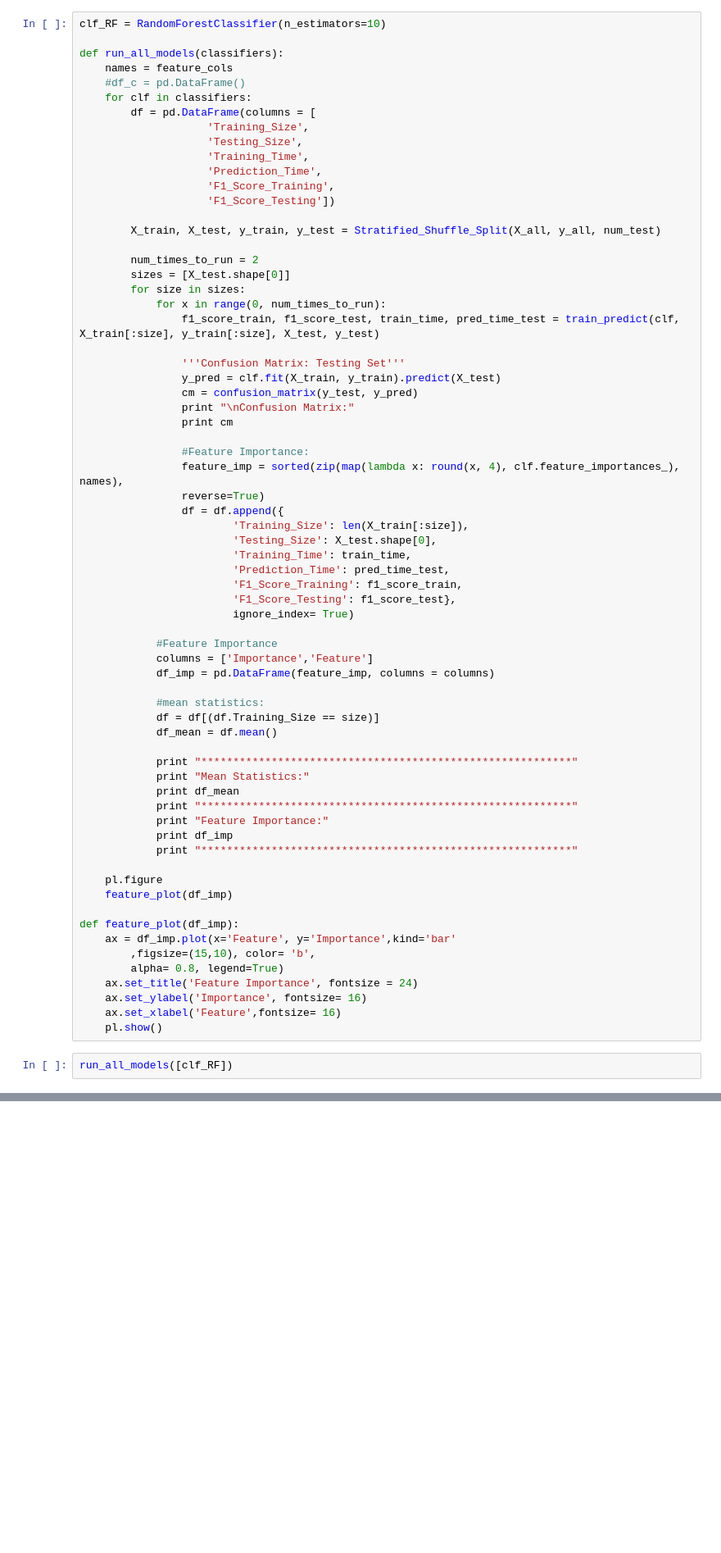
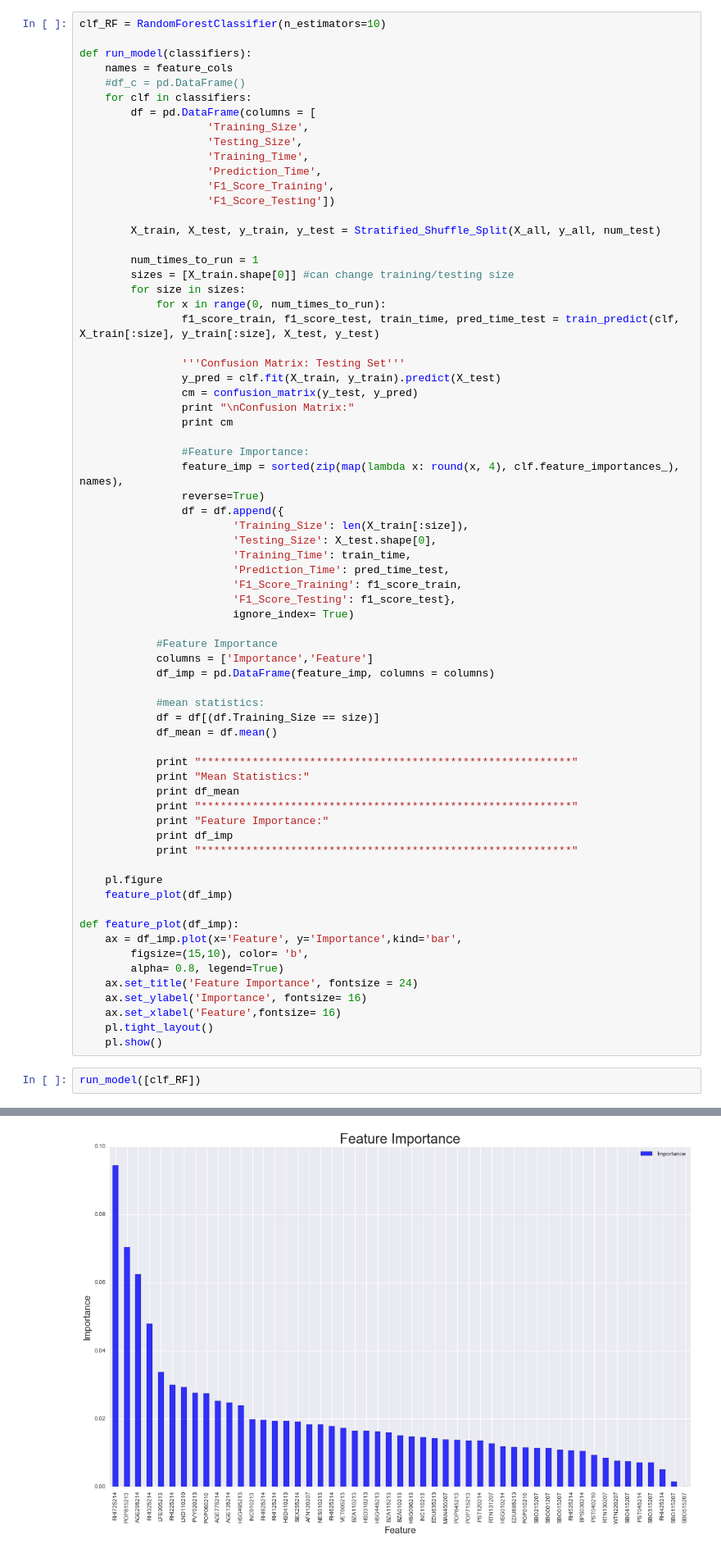
Before and after one commit to Tsmith5151/2016-US-Election---ML, a Jupyter notebook: analysis.ipynb, the cells around one changed output, grey strips where cells are left out. Shown at 82% size. Saved outputs shown, nothing was run; the diff lists cells and outputs as text; blank space fills up the shorter version.

```diff
--- a/analysis.ipynb
+++ b/analysis.ipynb
@@ -241,7 +418,7 @@ def train_predict(clf, X_train, y_train, X_test, y_test):
 # %%
 clf_RF = RandomForestClassifier(n_estimators=10)
 
-def run_all_models(classifiers):
+def run_model(classifiers):
     names = feature_cols
     #df_c = pd.DataFrame()
     for clf in classifiers:
@@ -255,8 +432,8 @@ def run_all_models(classifiers):
 
         X_train, X_test, y_train, y_test = Stratified_Shuffle_Split(X_all, y_all, num_test)
 
-        num_times_to_run = 2
-        sizes = [X_test.shape[0]]
+        num_times_to_run = 1
+        sizes = [X_train.shape[0]] #can change training/testing size
         for size in sizes:
             for x in range(0, num_times_to_run):
                 f1_score_train, f1_score_test, train_time, pred_time_test = train_predict(clf, X_train[:size], y_train[:size], X_test, y_test)
@@ -299,12 +476,14 @@ def run_all_models(classifiers):
     feature_plot(df_imp)
 
 def feature_plot(df_imp):
-    ax = df_imp.plot(x='Feature', y='Importance',kind='bar'
-        ,figsize=(15,10), color= 'b',
+    ax = df_imp.plot(x='Feature', y='Importance',kind='bar',
+        figsize=(15,10), color= 'b',
         alpha= 0.8, legend=True)
     ax.set_title('Feature Importance', fontsize = 24)
     ax.set_ylabel('Importance', fontsize= 16)
     ax.set_xlabel('Feature',fontsize= 16)
+    pl.tight_layout()
     pl.show()
 # %%
-run_all_models([clf_RF])
+run_model([clf_RF])
+# %% [output]
@@ -310,0 +507 @@ run_all_models([clf_RF])
+[figure, added]
```
Also changed, not shown: parts of 29 cells of this notebook, 1 other file.
